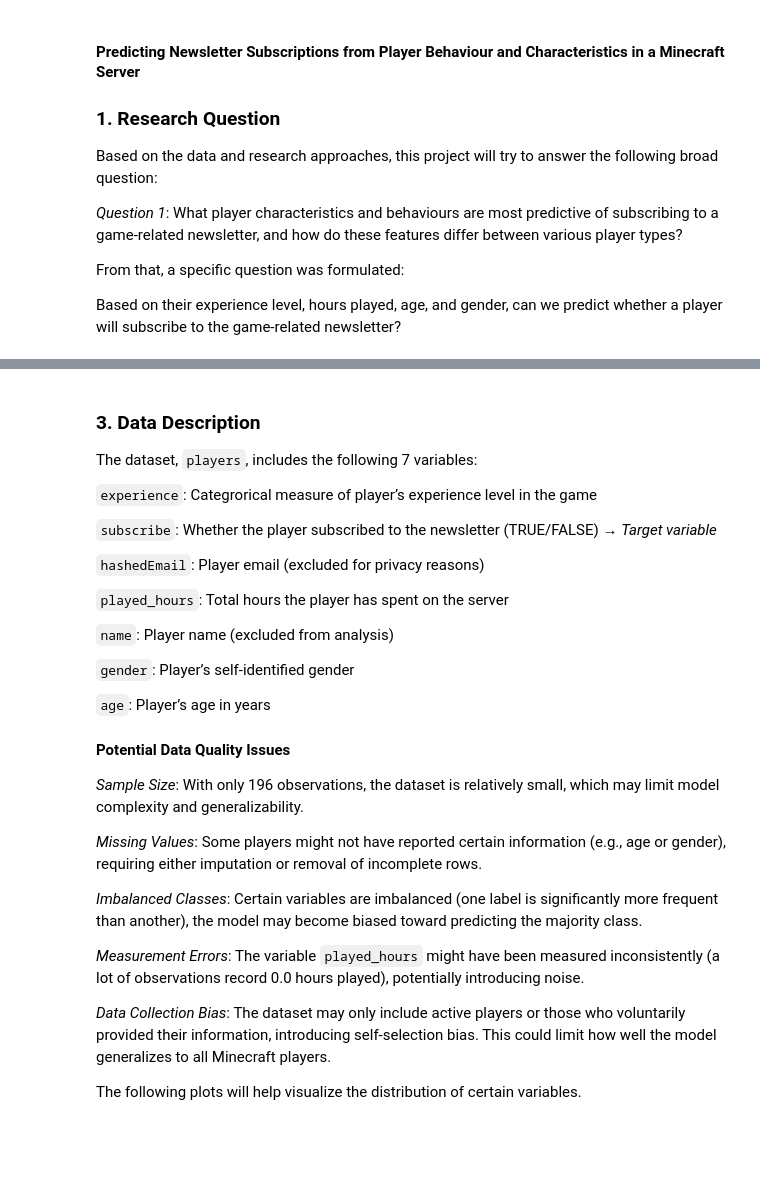
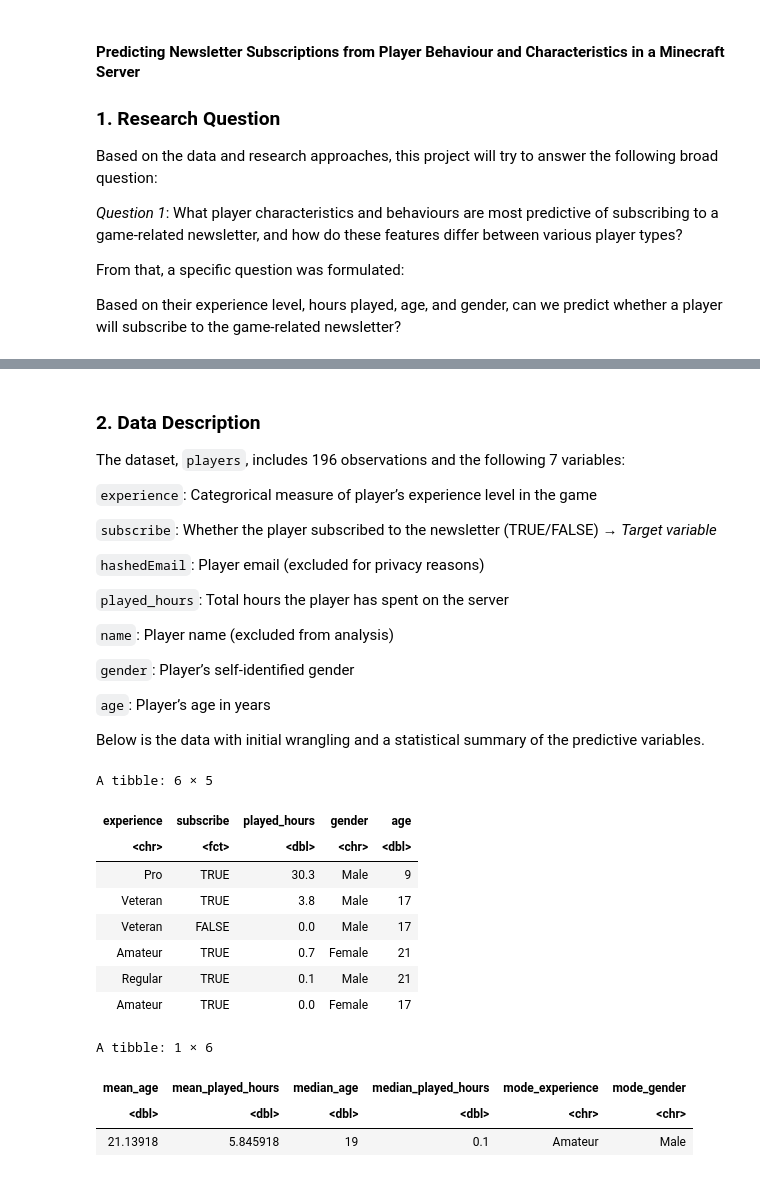
Before and after one commit to daviiihb/individual_planning_report, a Jupyter notebook: planning_report.ipynb, the cells around one changed output, grey strips where cells are left out. Drawn from its saved outputs; the diff is of its cells as text; code cells hidden in the pictures; blank space fills up the shorter version.

Commit message:
added final changes
added summary statistics, methodology, and final touches.

```diff
--- a/planning_report.ipynb
+++ b/planning_report.ipynb
@@ -46,7 +64,7 @@ A spec_tbl_df: 196 × 7
 # %% [markdown]
-### 3. Data Description
+### 2. Data Description
 
-The dataset, `players`, includes the following 7 variables:
+The dataset, `players`, includes 196 observations and the following 7 variables:
 
 `experience`: Categrorical measure of player’s experience level in the game
 
@@ -62,21 +80,60 @@ The dataset, `players`, includes the following 7 variables:
 
 `age`: Player’s age in years
 
-#### **Potential Data Quality Issues**
-
-*Sample Size*:
-With only 196 observations, the dataset is relatively small, which may limit model complexity and generalizability.
-
-*Missing Values*:
-Some players might not have reported certain information (e.g., age or gender), requiring either imputation or removal of incomplete rows.
-
-*Imbalanced Classes*:
-Certain variables are imbalanced (one label is significantly more frequent than another), the model may become biased toward predicting the majority class.
-
-*Measurement Errors*:
-The variable `played_hours` might have been measured inconsistently (a lot of observations record 0.0 hours played), potentially introducing noise.
-
-*Data Collection Bias*:
-The dataset may only include active players or those who voluntarily provided their information, introducing self-selection bias. This could limit how well the model generalizes to all Minecraft players.
-
-The following plots will help visualize the distribution of certain variables.
+Below is the data with initial wrangling and a statistical summary of the predictive variables.
+# %%
+# do initial wrangling for intended analysis
+tidy_players <- players|>
+        mutate(subscribe = as_factor(subscribe), age = Age) |>
+        select(experience, subscribe, played_hours, gender, age)
+head(tidy_players)
+
+# create tibble with summary statistics
+players_summary <- tibble(
+    # calculate the age mean
+    mean_age = tidy_players |>
+    summarise(mean_age = mean(age, na.rm = TRUE)) |>
+    pull(mean_age),
+
+    # calculate the played hours mean
+    mean_played_hours = tidy_players |>
+    summarise(mean_played_hours = mean(played_hours, na.rm = TRUE)) |>
+    pull(mean_played_hours),
+
+    # calculate the age median
+    median_age = tidy_players |>
+    summarise(median_age = median(age, na.rm = TRUE)) |>
+    pull(median_age),
+
+    # calculate the played hours median
+    median_played_hours = tidy_players |>
+    summarise(median_played_hours = median(played_hours, na.rm = TRUE)) |>
+    pull(median_played_hours),
+
+    # find the experience mode
+    mode_experience = tidy_players |>
+    count(experience) |>
+    slice_max(n, n = 1) |>
+    pull(experience),
+
+    # find the gender mode
+    mode_gender = tidy_players |>
+    count(gender) |>
+    slice_max(n, n = 1) |>
+    pull(gender))
+
+players_summary
+# %% [output]
+A tibble: 6 × 5
+| experience | subscribe | played_hours | gender | age |
+| <chr> | <fct> | <dbl> | <chr> | <dbl> |
+| Pro | TRUE | 30.3 | Male | 9 |
+| Veteran | TRUE | 3.8 | Male | 17 |
+| Veteran | FALSE | 0.0 | Male | 17 |
+| Amateur | TRUE | 0.7 | Female | 21 |
+| Regular | TRUE | 0.1 | Male | 21 |
+| Amateur | TRUE | 0.0 | Female | 17 |
+A tibble: 1 × 6
+| mean_age | mean_played_hours | median_age | median_played_hours | mode_experience | mode_gender |
+| <dbl> | <dbl> | <dbl> | <dbl> | <chr> | <chr> |
+| 21.13918 | 5.845918 | 19 | 0.1 | Amateur | Male |
```
Also changed, not shown: parts of 6 cells of this notebook.
